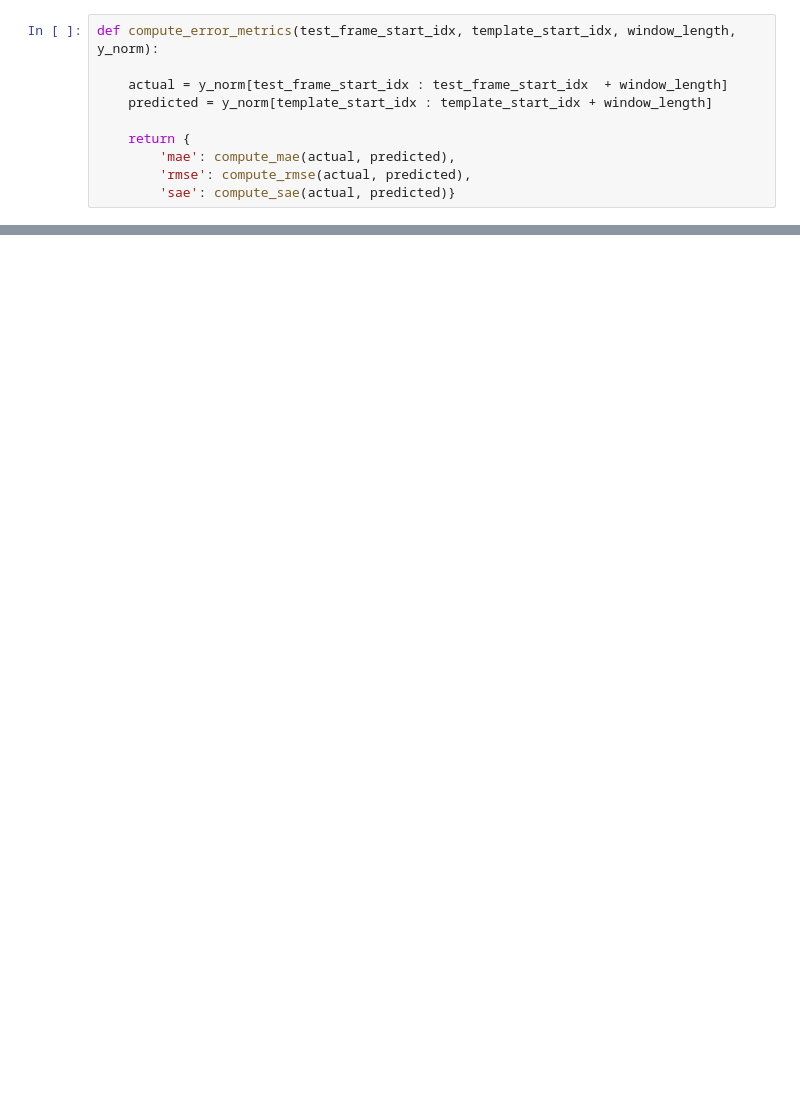
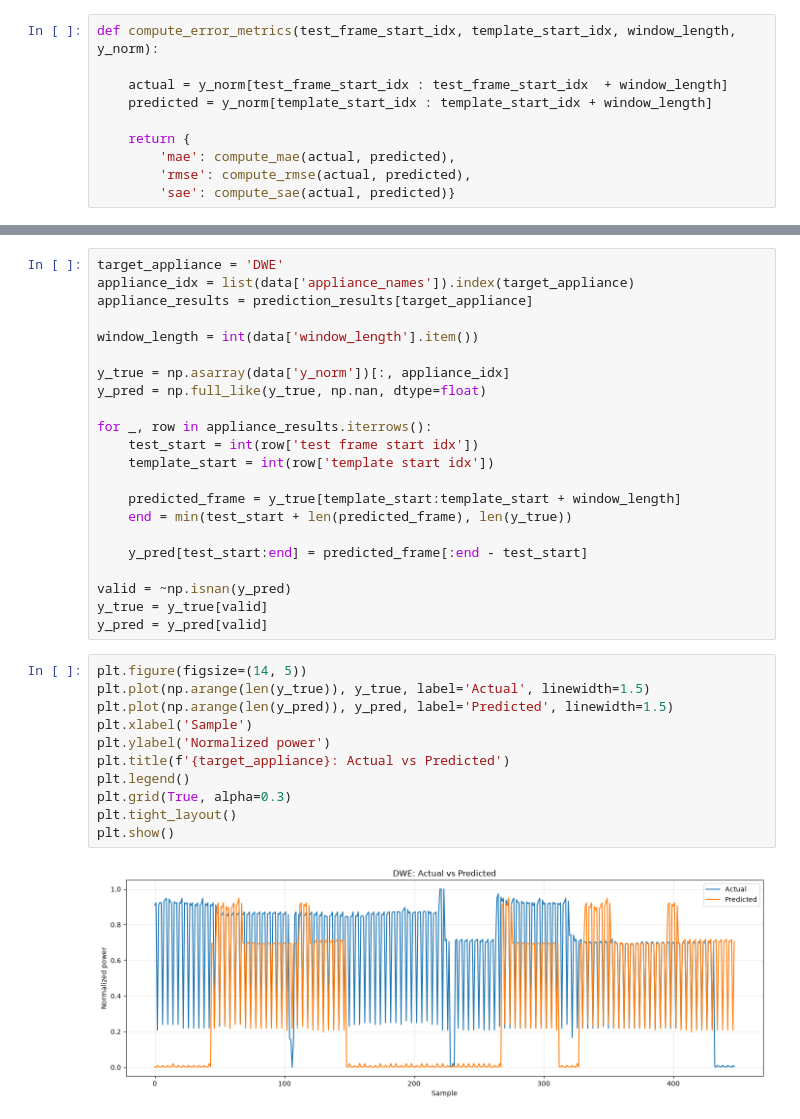
Before and after one commit to codettlaff/Differential-Privacy-PESGM2026, a Jupyter notebook: pattern_matching_nilm.ipynb, the cells around one changed output, grey strips where cells are left out. Drawn from its saved outputs; the diff is of its cells as text; blank space fills up the shorter version.

```diff
--- a/pattern_matching_nilm.ipynb
+++ b/pattern_matching_nilm.ipynb
@@ -291,0 +349,35 @@ DWE Prediction
+# %%
+target_appliance = 'DWE'
+appliance_idx = list(data['appliance_names']).index(target_appliance)
+appliance_results = prediction_results[target_appliance]
+
+window_length = int(data['window_length'].item())
+
+y_true = np.asarray(data['y_norm'])[:, appliance_idx]
+y_pred = np.full_like(y_true, np.nan, dtype=float)
+
+for _, row in appliance_results.iterrows():
+    test_start = int(row['test frame start idx'])
+    template_start = int(row['template start idx'])
+
+    predicted_frame = y_true[template_start:template_start + window_length]
+    end = min(test_start + len(predicted_frame), len(y_true))
+
+    y_pred[test_start:end] = predicted_frame[:end - test_start]
+
+valid = ~np.isnan(y_pred)
+y_true = y_true[valid]
+y_pred = y_pred[valid]
+# %%
+plt.figure(figsize=(14, 5))
+plt.plot(np.arange(len(y_true)), y_true, label='Actual', linewidth=1.5)
+plt.plot(np.arange(len(y_pred)), y_pred, label='Predicted', linewidth=1.5)
+plt.xlabel('Sample')
+plt.ylabel('Normalized power')
+plt.title(f'{target_appliance}: Actual vs Predicted')
+plt.legend()
+plt.grid(True, alpha=0.3)
+plt.tight_layout()
+plt.show()
+# %% [output]
+[figure, added]
```
Also changed, not shown: parts of 8 cells of this notebook.
